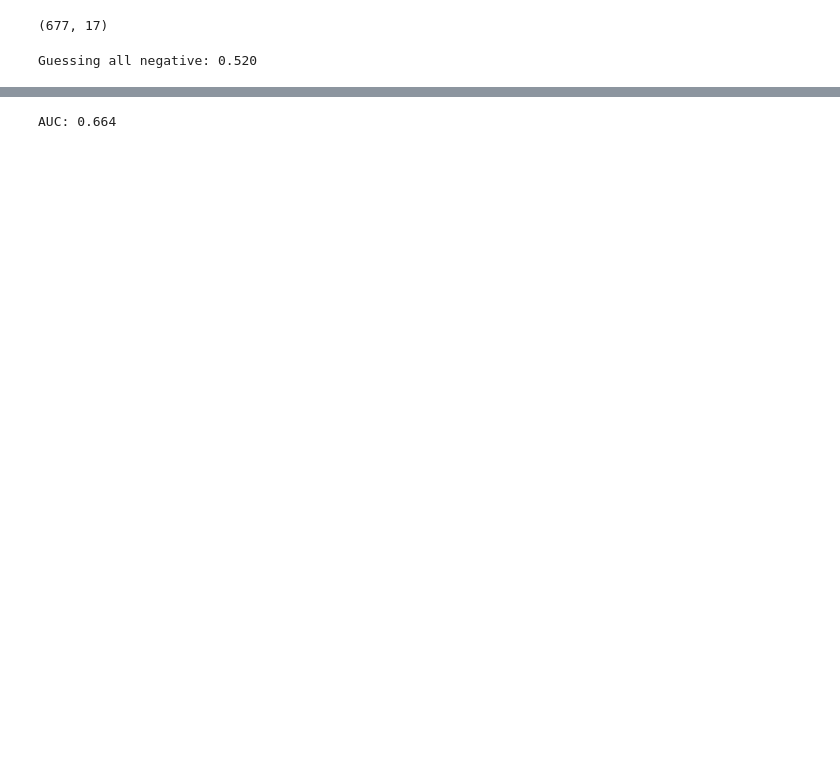
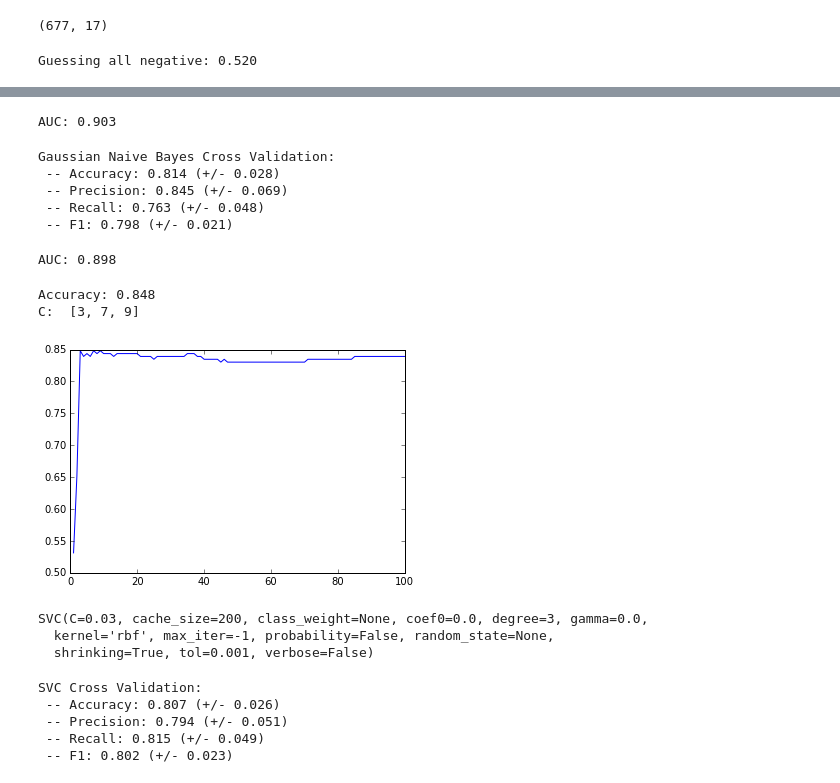
Before and after one commit to heart-disease-left-team/common_repo, a Jupyter notebook: trevor/McNulty-Book 3.ipynb, the cells around one changed output, grey strips where cells are left out. Drawn from its saved outputs; the diff is of its cells as text; code cells hidden in the pictures; blank space fills up the shorter version.

```diff
--- a/trevor/McNulty-Book 3.ipynb
+++ b/trevor/McNulty-Book 3.ipynb
@@ -334,6 +357,7 @@ Logistic Cross Validation:
 # %%
-logistic_probas = logistic_model.decision_function(X_testing)
+logistic_probas = logistic_model.fit(X_training, y_training).decision_function(X_testing)
 logistic_fpr, logistic_tpr, logistic_thresholds = roc_curve(y_true, logistic_probas, pos_label=1)
 logistic_auc = auc(logistic_fpr, logistic_tpr)
+auc_dict['logistic_regression'] = logistic_auc
 print "AUC: %.3f" % logistic_auc
 # %% [output]
@@ -360,4 +408,3 @@ K:  [3, 5]
 # %%
 k = knn_accuracy.index(max(knn_accuracy))+1
 knn_model = KNeighborsClassifier(k)
-knn_model.fit(X_training, y_training)
@@ -384,7 +429,8 @@ KNN Cross Validation:
 # %%
-knn_probas = knn_model.predict_proba(X_testing)
+knn_probas = knn_model.fit(X_training, y_training).predict_proba(X_testing)
 knn_fpr, knn_tpr, knn_thresholds = roc_curve(y_true, knn_probas[:, 1], pos_label=1)
 knn_auc = auc(knn_fpr, knn_tpr)
+auc_dict['knn'] = knn_auc
 print "AUC: %.3f" % knn_auc
 # %% [output]
-AUC: 0.664
+AUC: 0.903
@@ -390,0 +440,45 @@ AUC: 0.664
+# %%
+gauss_cross_val = generic_cross_validation(gauss_model, X, y)
+
+print "Gaussian Naive Bayes Cross Validation:"
+print " -- Accuracy: %0.3f (+/- %0.3f)" % (gauss_cross_val['mean']['accuracy'],
+                                           gauss_cross_val['std']['accuracy'])
+print " -- Precision: %0.3f (+/- %0.3f)" % (gauss_cross_val['mean']['precision'],
+                                           gauss_cross_val['std']['precision'])
+print " -- Recall: %0.3f (+/- %0.3f)" % (gauss_cross_val['mean']['recall'],
+                                           gauss_cross_val['std']['recall'])
+print " -- F1: %0.3f (+/- %0.3f)" % (gauss_cross_val['mean']['f1'],
+                                           gauss_cross_val['std']['f1'])
+# %% [output]
+Gaussian Naive Bayes Cross Validation:
+ -- Accuracy: 0.814 (+/- 0.028)
+ -- Precision: 0.845 (+/- 0.069)
+ -- Recall: 0.763 (+/- 0.048)
+ -- F1: 0.798 (+/- 0.021)
+# %%
+gauss_probas = gauss_model.fit(X_training, y_training).predict_proba(X_testing)
+gauss_fpr, gauss_tpr, gauss_thresholds = roc_curve(y_true, gauss_probas[:, 1], pos_label=1)
+gauss_auc = auc(gauss_fpr, gauss_tpr)
+auc_dict['gauss'] = gauss_auc
+print "AUC: %.3f" % gauss_auc
+# %% [output]
+AUC: 0.898
+# %%
+# explore the SVC model
+svc_accuracy = []
+
+for k in range(1, 101):
+    c = .01 * k
+    svc_model = SVC(C=c)
+    svc_model.fit(X_training, y_training)
+    y_pred = svc_model.predict(X_testing)
+    y_true = y_testing
+    svc_accuracy.append(accuracy_score(y_true, y_pred))
+
+plt.plot(range(1, 101), svc_accuracy)
+print "Accuracy: %.3f" % (max(svc_accuracy))
+print "C: ", [i+1 for i, j in enumerate(svc_accuracy) if j == max(svc_accuracy)]
+# %% [output]
+Accuracy: 0.848
+C:  [3, 7, 9]
+[figure, added]
@@ -390,0 +488,24 @@ AUC: 0.664
+# %%
+svc_model
+# %% [output]
+SVC(C=0.03, cache_size=200, class_weight=None, coef0=0.0, degree=3, gamma=0.0,
+  kernel='rbf', max_iter=-1, probability=False, random_state=None,
+  shrinking=True, tol=0.001, verbose=False)
+# %%
+svc_cross_val = generic_cross_validation(svc_model, X, y)
+
+print "SVC Cross Validation:"
+print " -- Accuracy: %0.3f (+/- %0.3f)" % (svc_cross_val['mean']['accuracy'],
+                                           svc_cross_val['std']['accuracy'])
+print " -- Precision: %0.3f (+/- %0.3f)" % (svc_cross_val['mean']['precision'],
+                                           svc_cross_val['std']['precision'])
+print " -- Recall: %0.3f (+/- %0.3f)" % (svc_cross_val['mean']['recall'],
+                                           svc_cross_val['std']['recall'])
+print " -- F1: %0.3f (+/- %0.3f)" % (svc_cross_val['mean']['f1'],
+                                           svc_cross_val['std']['f1'])
+# %% [output]
+SVC Cross Validation:
+ -- Accuracy: 0.807 (+/- 0.026)
+ -- Precision: 0.794 (+/- 0.051)
+ -- Recall: 0.815 (+/- 0.049)
+ -- F1: 0.802 (+/- 0.023)
```
Also changed, not shown: parts of 22 cells of this notebook, 1 other file.
